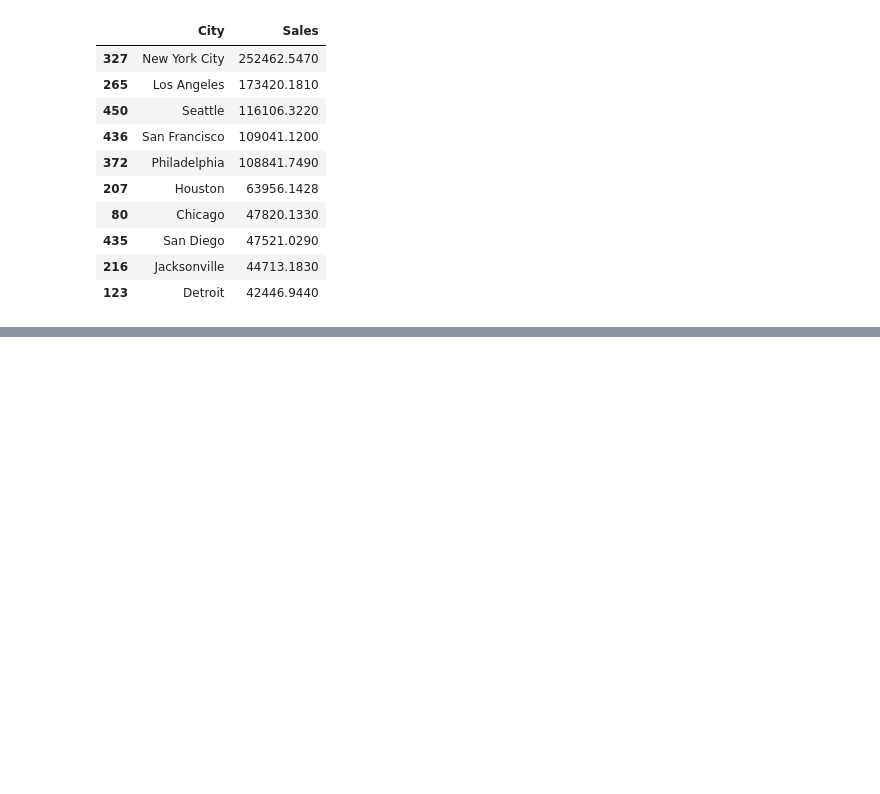
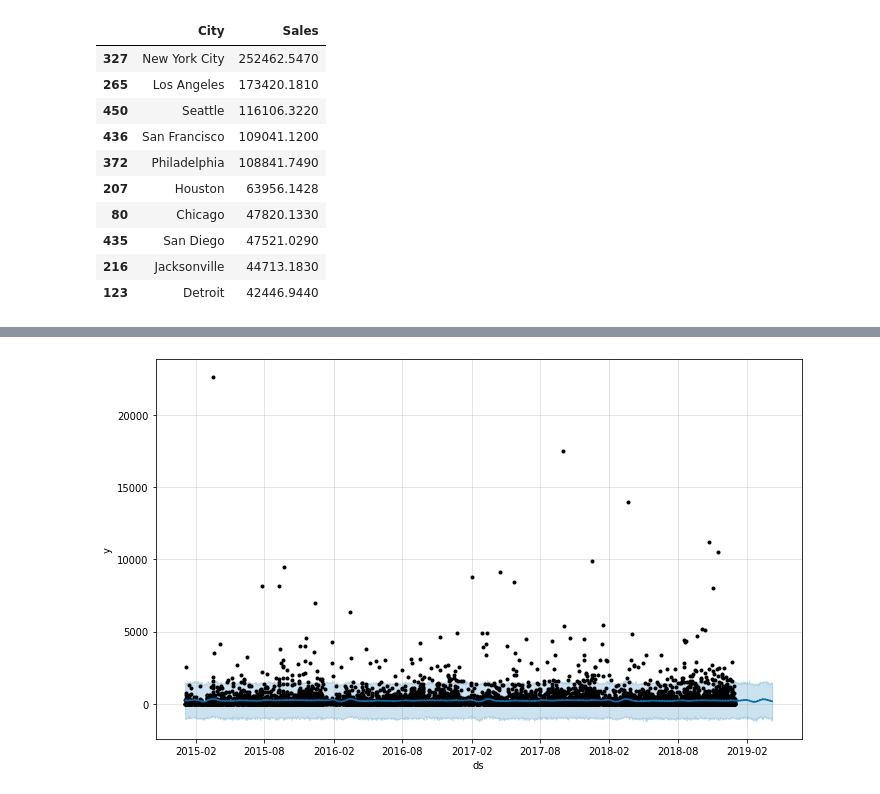
Before and after one commit to Layusmen/Data-Analysis, a Jupyter notebook: superstore-sales-analysis.ipynb, the cells around one changed output, grey strips where cells are left out. Saved outputs shown, nothing was run; the diff lists cells and outputs as text; code cells hidden in the pictures; blank space fills up the shorter version.

```diff
--- a/superstore-sales-analysis.ipynb
+++ b/superstore-sales-analysis.ipynb
@@ -414,0 +469,3 @@ city_sales.head(20).iplot(kind='scatter',x ='Sales', y= 'City',
+# %%
+sales_prophet = sales[["Order Date","Sales"]]
+sales_prophet
@@ -414,0 +498,4 @@ city_sales.head(20).iplot(kind='scatter',x ='Sales', y= 'City',
+# %%
+sales_prophet  = sales_prophet.rename(columns = {'Order Date': 'ds',
+                                'Sales': 'y'})
+sales_prophet
@@ -414,0 +518,3 @@ city_sales.head(20).iplot(kind='scatter',x ='Sales', y= 'City',
+# %%
+m = Prophet(interval_width=0.95, daily_seasonality=True)
+model = m.fit(sales_prophet)
@@ -414,0 +532,4 @@ city_sales.head(20).iplot(kind='scatter',x ='Sales', y= 'City',
+# %%
+future = m.make_future_dataframe(periods=100,freq='D')
+forecast = m.predict(future)
+forecast.head()
@@ -414,0 +544,4 @@ city_sales.head(20).iplot(kind='scatter',x ='Sales', y= 'City',
+# %%
+plot1 = m.plot(forecast)
+# %% [output]
+[figure, added]
```
Also changed, not shown: parts of 21 cells of this notebook.
